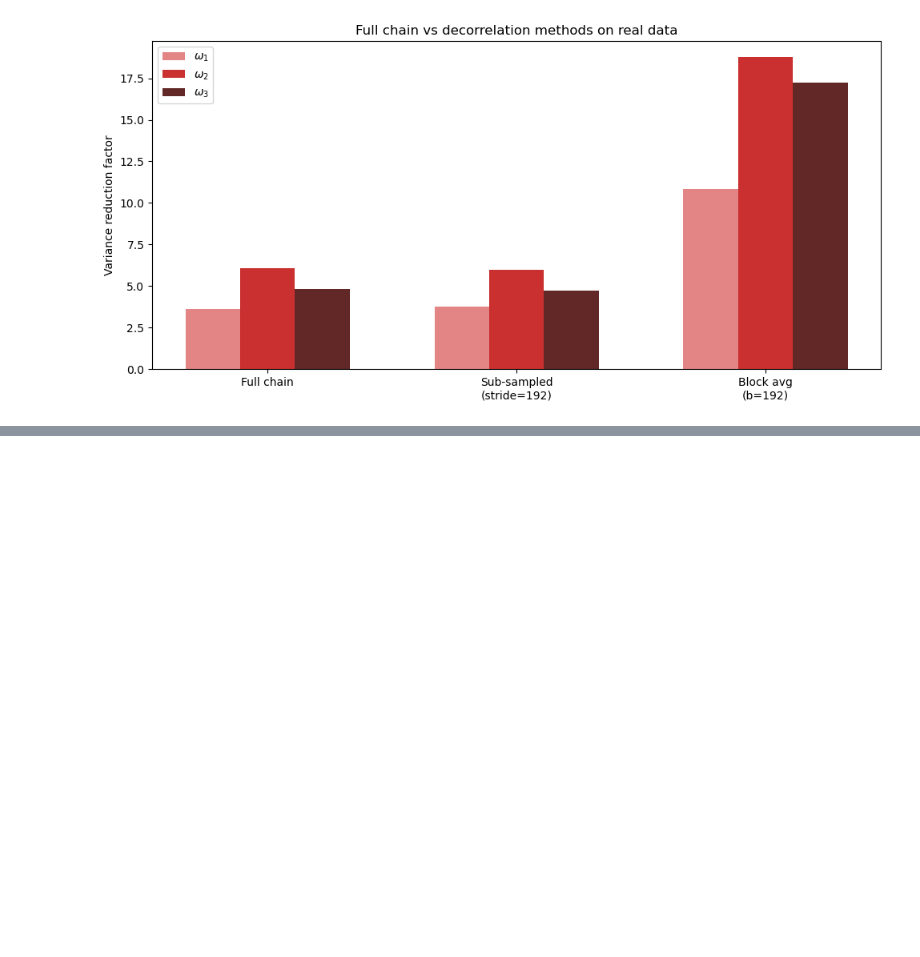
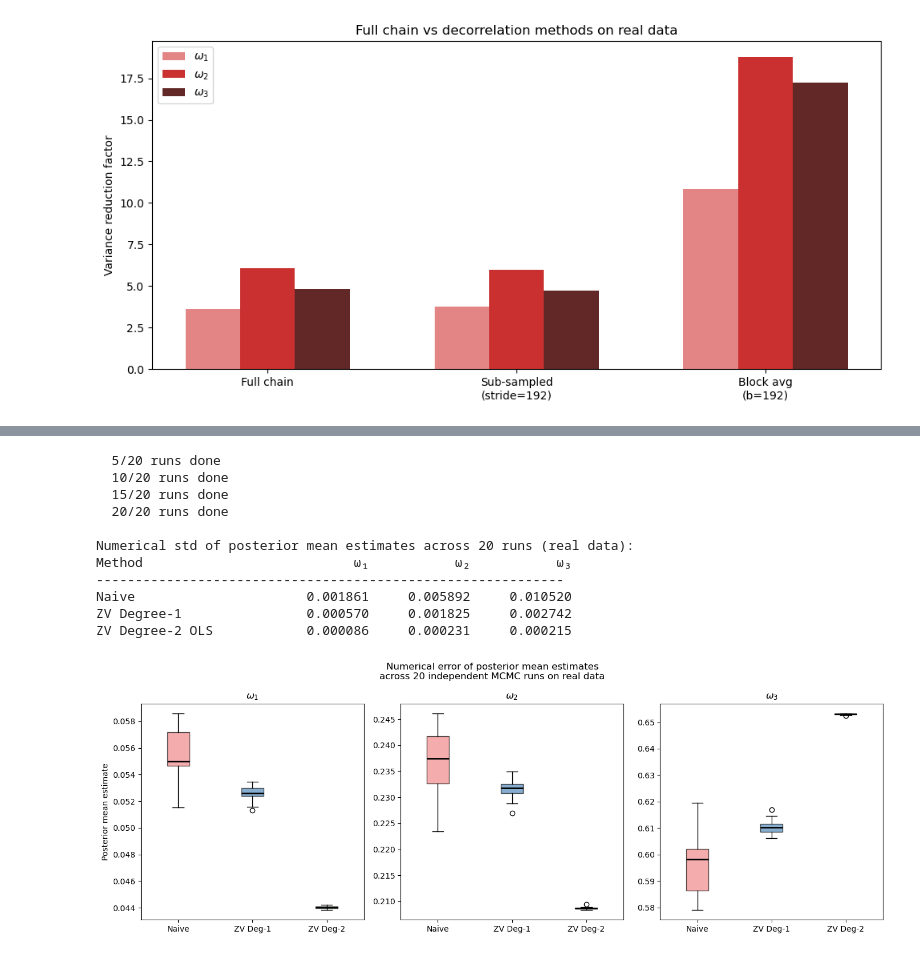
Before and after one commit to ralphndr/Control-variates-for-a-GARCH-model, a Jupyter notebook: src/code.ipynb, the cells around one changed output, grey strips where cells are left out. Drawn from its saved outputs; the diff is of its cells as text; code cells hidden in the pictures; blank space fills up the shorter version.

```diff
--- a/src/code.ipynb
+++ b/src/code.ipynb
@@ -1024,0 +1128,68 @@ Block avg (b=192)                   234    10.8×    18.8×    17.2×
+# %%
+# Real data
+R_RUNS_R = 20
+N_BOX_R = 20_000
+N_BURN_BOX_R = 5_000
+TAU_R = 0.02
+
+naive_real_box = np.empty((R_RUNS_R, 3))
+zv_d1_real_box = np.empty((R_RUNS_R, 3))
+zv_d2_real_box = np.empty((R_RUNS_R, 3))
+
+for r in range(R_RUNS_R):
+    chain_r, _ = rwm_garch(r_real, N_BOX_R, tau=TAU_R, seed=200 + r)
+    samp_r = chain_r[N_BURN_BOX_R:]
+    Z_r = np.array([_score_fast(r_real, *samp_r[i]) for i in range(len(samp_r))])
+
+    naive_real_box[r] = samp_r.mean(axis=0)
+
+    res_d1 = _zv_d1_from_precomputed(samp_r, Z_r)
+    for k in range(3):
+        zv_d1_real_box[r, k] = res_d1[k]['zv_mean']
+
+    with contextlib.redirect_stdout(io.StringIO()):
+        res_d2 = zv_degree2_lasso(samp_r, Z_r)
+    for k in range(3):
+        zv_d2_real_box[r, k] = res_d2[k]['zv_mean']
+
+    if (r + 1) % 5 == 0:
+        print(f'  {r + 1}/{R_RUNS_R} runs done')
+
+print(f'\nNumerical std of posterior mean estimates across {R_RUNS_R} runs (real data):')
+print(f"{'Method':<22} {'ω₁':>12} {'ω₂':>12} {'ω₃':>12}")
+print('-' * 60)
+for name, arr in [('Naive', naive_real_box), ('ZV Degree-1', zv_d1_real_box), ('ZV Degree-2 LASSO', zv_d2_real_box)]:
+    stds = arr.std(axis=0)
+    print(f'{name:<22} {stds[0]:>12.6f} {stds[1]:>12.6f} {stds[2]:>12.6f}')
+
+# Box-plots
+fig, axes = plt.subplots(1, 3, figsize=(14, 5))
+for k in range(3):
+    ax = axes[k]
+    data = [naive_real_box[:, k], zv_d1_real_box[:, k], zv_d2_real_box[:, k]]
+    bp = ax.boxplot(data, labels=method_labels, patch_artist=True,
+                    medianprops=dict(color='black', linewidth=2))
+    for patch, col in zip(bp['boxes'], palette):
+        patch.set_facecolor(col)
+        patch.set_alpha(0.65)
+    ax.set_title(f'{labels_w[k]}')
+    if k == 0:
+        ax.set_ylabel('Posterior mean estimate')
+
+plt.suptitle(f'Numerical error of posterior mean estimates\nacross {R_RUNS_R} independent MCMC runs on real data', fontsize=12)
+plt.tight_layout()
+plt.savefig('/Users/ralphnader/Desktop/Github_Projects/Control-variates-for-a-GARCH-model/img/boxplots_numerical_error_real.png', dpi=200, bbox_inches='tight')
+plt.show()
+# %% [output]
+  5/20 runs done
+  10/20 runs done
+  15/20 runs done
+  20/20 runs done
+
+Numerical std of posterior mean estimates across 20 runs (real data):
+Method                           ω₁           ω₂           ω₃
+------------------------------------------------------------
+Naive                      0.001861     0.005892     0.010520
+ZV Degree-1                0.000570     0.001825     0.002742
+ZV Degree-2 OLS            0.000086     0.000231     0.000215
+[figure, added]
```
Also changed, not shown: parts of 3 cells of this notebook, 2 other files.
